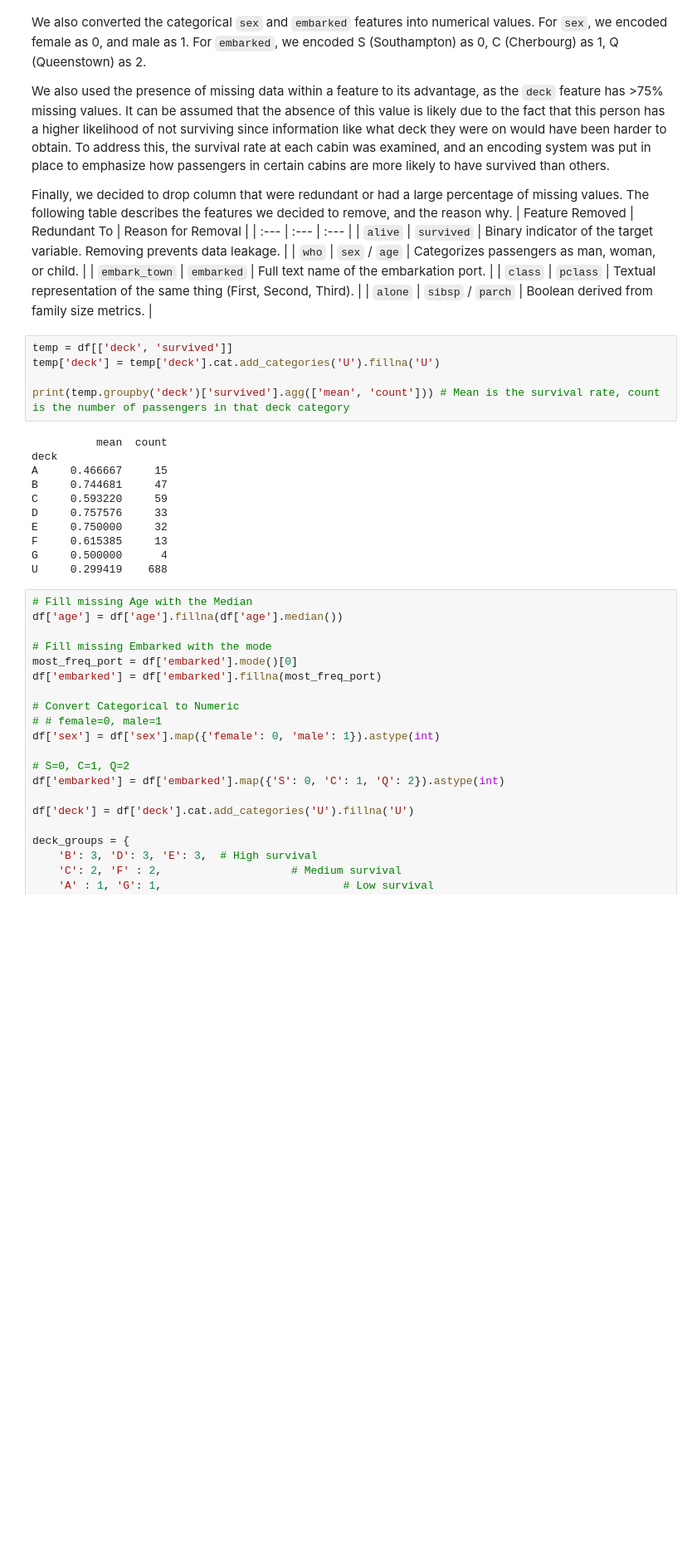
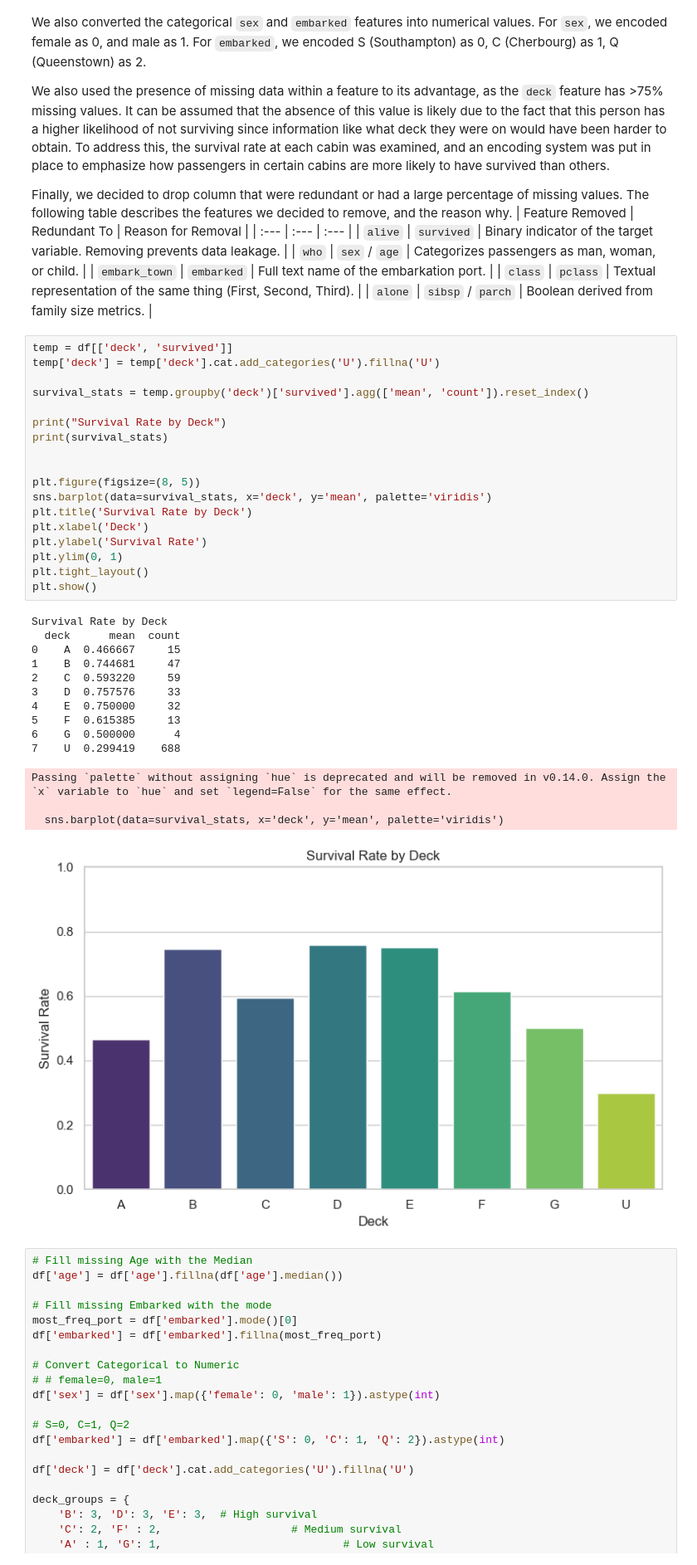
Before and after one commit to SamuelWang05/ml-final-project, a Jupyter notebook: ml-final-project.ipynb, the cells around one changed output. Shown at 83% size. Saved outputs shown, nothing was run; the diff lists cells and outputs as text; blank space fills up the shorter version.

```diff
--- a/ml-final-project.ipynb
+++ b/ml-final-project.ipynb
@@ -93,19 +93,36 @@ Finally, we decided to drop column that were redundant or had a large percentage
 # %%
 temp = df[['deck', 'survived']]
 temp['deck'] = temp['deck'].cat.add_categories('U').fillna('U')
 
-print(temp.groupby('deck')['survived'].agg(['mean', 'count'])) # Mean is the survival rate, count is the number of passengers in that deck category
+survival_stats = temp.groupby('deck')['survived'].agg(['mean', 'count']).reset_index()
+
+print("Survival Rate by Deck")
+print(survival_stats)
+
+
+plt.figure(figsize=(8, 5))
+sns.barplot(data=survival_stats, x='deck', y='mean', palette='viridis')
+plt.title('Survival Rate by Deck')
+plt.xlabel('Deck')
+plt.ylabel('Survival Rate')
+plt.ylim(0, 1)
+plt.tight_layout()
+plt.show()
 # %% [output]
-          mean  count
-deck
-A     0.466667     15
-B     0.744681     47
-C     0.593220     59
-D     0.757576     33
-E     0.750000     32
-F     0.615385     13
-G     0.500000      4
-U     0.299419    688
+Survival Rate by Deck
+  deck      mean  count
+0    A  0.466667     15
+1    B  0.744681     47
+2    C  0.593220     59
+3    D  0.757576     33
+4    E  0.750000     32
+5    F  0.615385     13
+6    G  0.500000      4
+7    U  0.299419    688
+Passing `palette` without assigning `hue` is deprecated and will be removed in v0.14.0. Assign the `x` variable to `hue` and set `legend=False` for the same effect.
+
+  sns.barplot(data=survival_stats, x='deck', y='mean', palette='viridis')
+[figure, added]
 # %%
 # Fill missing Age with the Median
 df['age'] = df['age'].fillna(df['age'].median())
```
Also changed, not shown: parts of 4 cells of this notebook.
